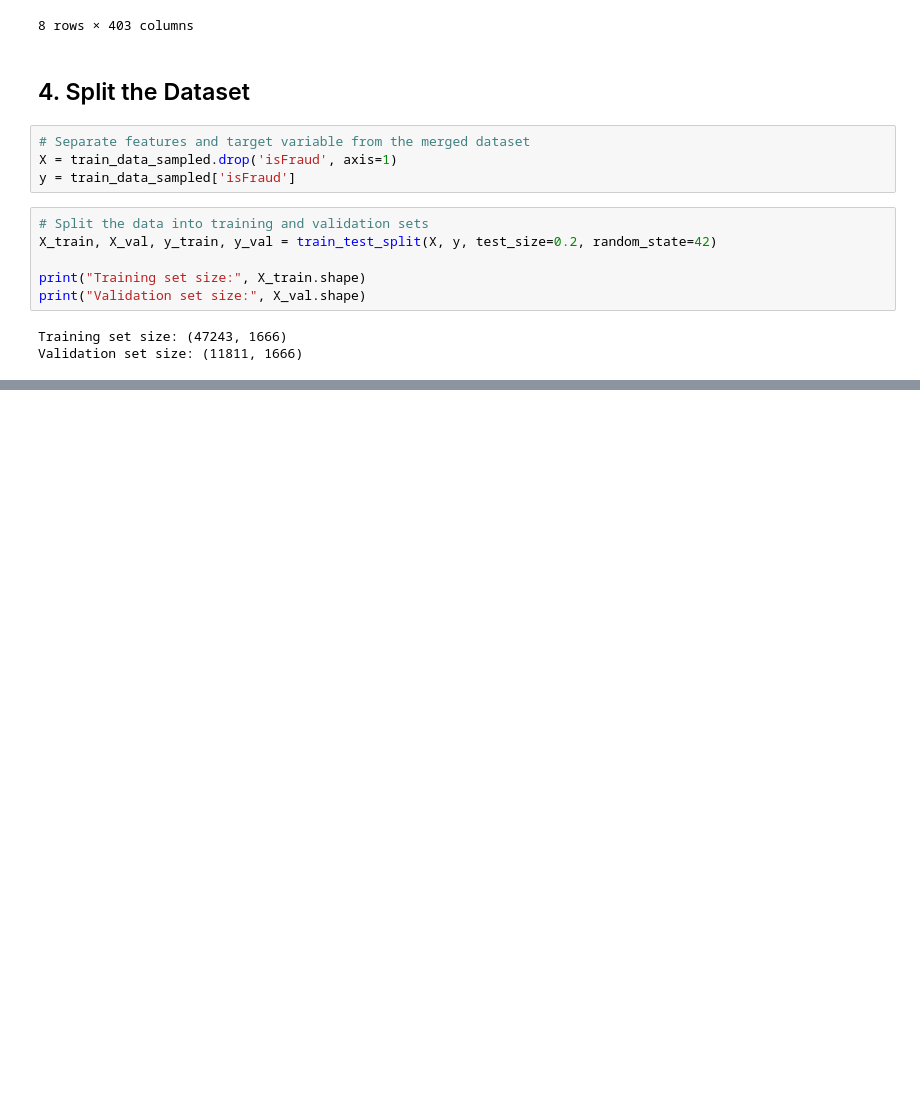
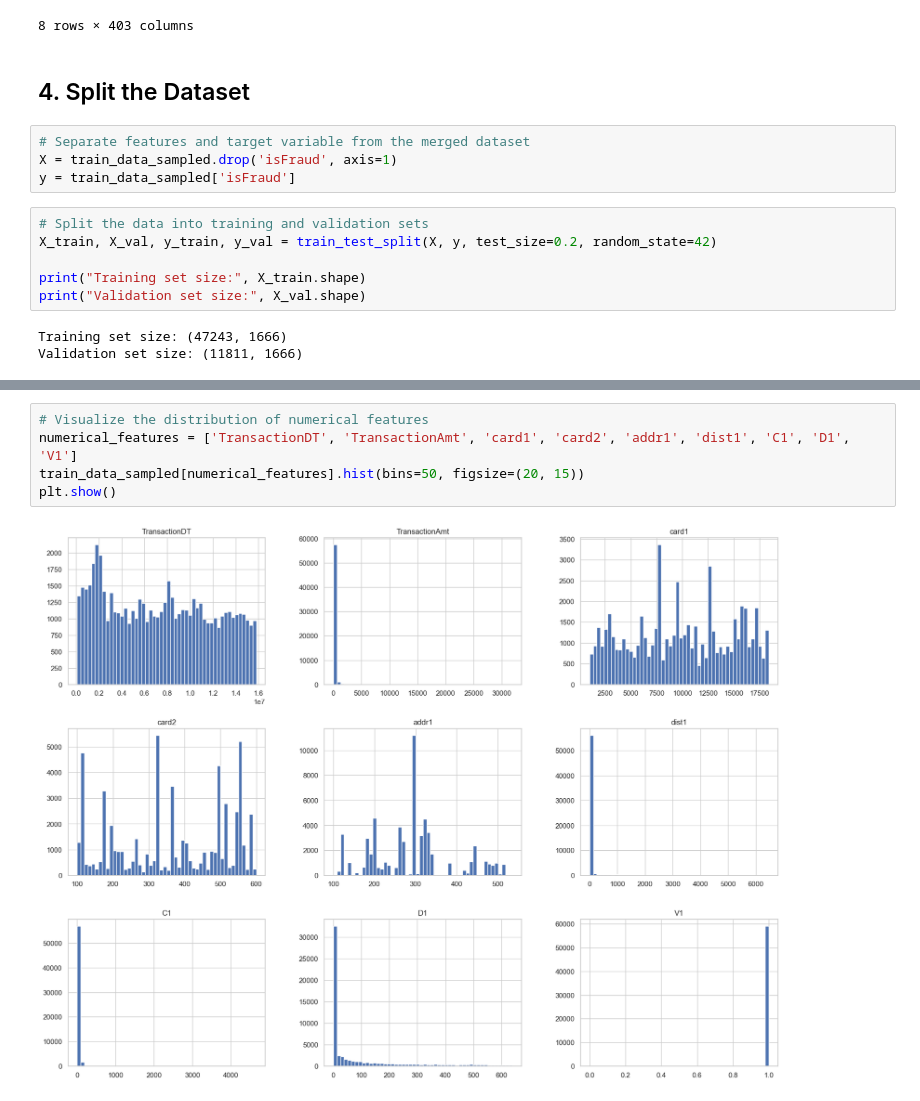
Before and after one commit to jaeeun225/Fraud_Detection_System, a Jupyter notebook: fraud_detection_model.ipynb, the cells around one changed output, grey strips where cells are left out. Saved outputs shown, nothing was run; the diff lists cells and outputs as text; blank space fills up the shorter version.

```diff
--- a/fraud_detection_model.ipynb
+++ b/fraud_detection_model.ipynb
@@ -217,0 +228,7 @@ Validation set size: (11811, 1666)
+# %%
+# Visualize the distribution of numerical features
+numerical_features = ['TransactionDT', 'TransactionAmt', 'card1', 'card2', 'addr1', 'dist1', 'C1', 'D1', 'V1']
+train_data_sampled[numerical_features].hist(bins=50, figsize=(20, 15))
+plt.show()
+# %% [output]
+[figure, added]
```
Also changed, not shown: parts of 6 cells of this notebook.
